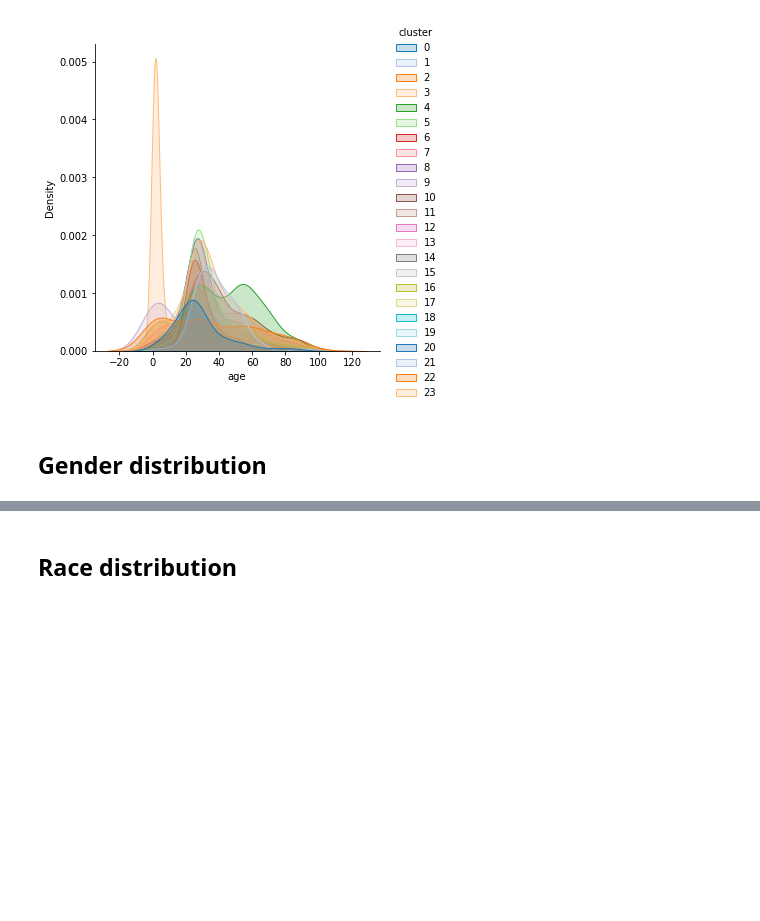
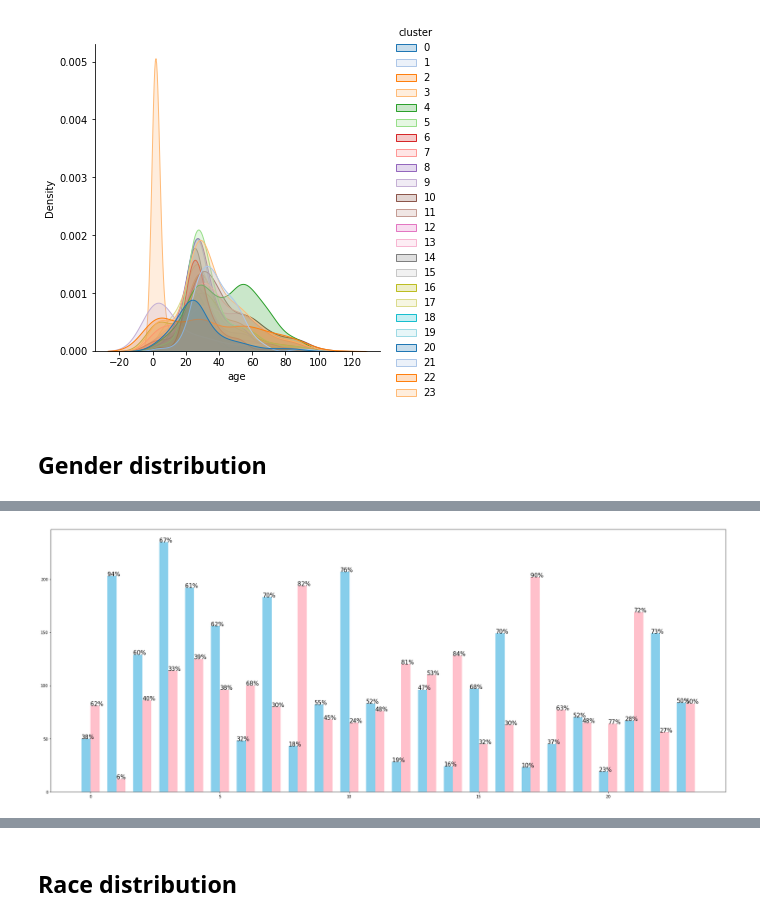
Before and after one commit to s183920/02582_Computational_Data_Analysis_Case2, a Jupyter notebook: autoencoder/distribution_analysis.ipynb, the cells around one changed output, grey strips where cells are left out. Saved outputs shown, nothing was run; the diff lists cells and outputs as text; code cells hidden in the pictures; blank space fills up the shorter version.

```diff
--- a/autoencoder/distribution_analysis.ipynb
+++ b/autoencoder/distribution_analysis.ipynb
@@ -71,0 +89,20 @@ sns.displot(df, x ="age",hue="cluster",kind="kde", fill=True,palette=sns.color_p
+# %%
+pct = m/m.sum(axis=0,keepdims=True)
+# %%
+l_men, counts_men = np.unique(df[df["gender"] == 0]["cluster"], return_counts = True)
+l_women, counts_women = np.unique(df[df["gender"] == 1]["cluster"], return_counts = True)
+
+fig, ax = plt.subplots(figsize = (25,10))
+
+# ax.set_xticks([i*5 for i in range(24)])
+width = .35
+ax.bar(l_men-width/2, counts_men, width = width, color = "skyblue")
+ax.bar(l_women+width/2, counts_women, width = width, color = "pink")
+for i in range(24):
+    ax.text(l_men[i]-width, counts_men[i], s =str(int((pct[0][i]*100).round())) + "%", fontdict={"fontsize" : 15})
+    ax.text(l_women[i], counts_women[i], s =str(int((pct[1][i]*100).round())) + "%", fontdict={"fontsize" : 15})
+
+ax.set_fc()
+fig.tight_layout()
+# %% [output]
+[figure, added]
```
Also changed, not shown: parts of 2 cells of this notebook, 1 other file.
